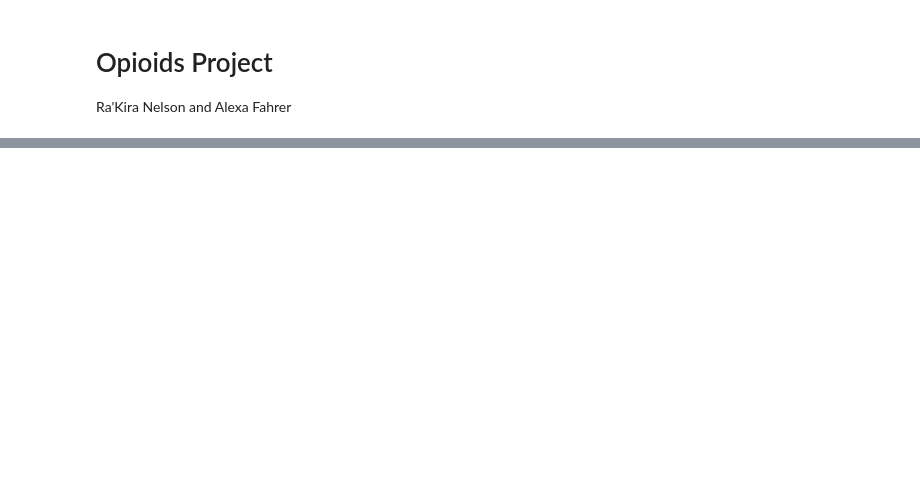
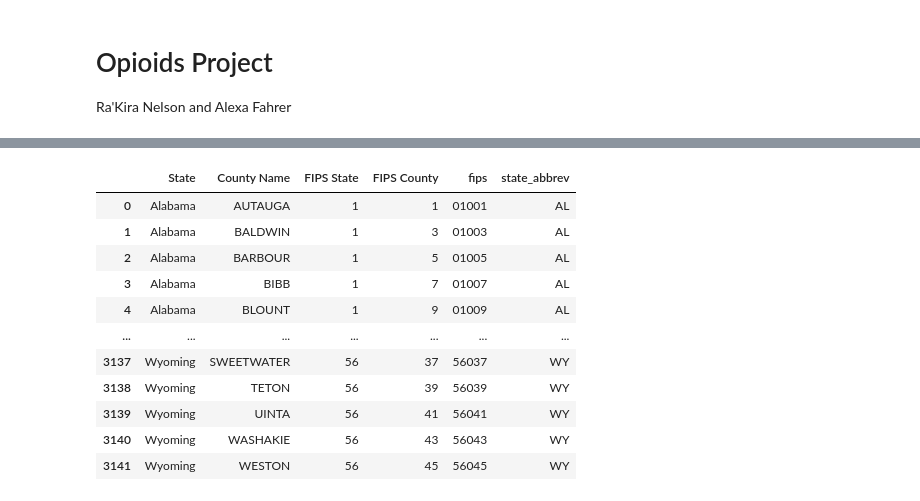
Before and after one commit to rakiranelson/IDS590-Opioids-Final-Project, a Jupyter notebook: opioid_project.ipynb, the cells around one changed output, grey strips where cells are left out. Saved outputs shown, nothing was run; the diff lists cells and outputs as text; code cells hidden in the pictures; blank space fills up the shorter version.

```diff
--- a/opioid_project.ipynb
+++ b/opioid_project.ipynb
@@ -193,0 +110,86 @@ deaths_2003
+# %%
+fips = pd.read_excel("US_FIPS_Codes.xls", skiprows=1)
+# %%
+fips["fips"] = fips["FIPS State"].astype(str).str.zfill(2) + fips["FIPS County"].astype(
+    str
+).str.zfill(3)
+
+us_state_abbrev = {
+    "Alabama": "AL",
+    "Alaska": "AK",
+    "Arizona": "AZ",
+    "Arkansas": "AR",
+    "California": "CA",
+    "Colorado": "CO",
+    "Connecticut": "CT",
+    "District of Columbia": "DC",
+    "Delaware": "DE",
+    "Florida": "FL",
+    "Georgia": "GA",
+    "Hawaii": "HI",
+    "Idaho": "ID",
+    "Illinois": "IL",
+    "Indiana": "IN",
+    "Iowa": "IA",
+    "Kansas": "KS",
+    "Kentucky": "KY",
+    "Louisiana": "LA",
+    "Maine": "ME",
+    "Maryland": "MD",
+    "Massachusetts": "MA",
+    "Michigan": "MI",
+    "Minnesota": "MN",
+    "Mississippi": "MS",
+    "Missouri": "MO",
+    "Montana": "MT",
+    "Nebraska": "NE",
+    "Nevada": "NV",
+    "New Hampshire": "NH",
+    "New Jersey": "NJ",
+    "New Mexico": "NM",
+    "New York": "NY",
+    "North Carolina": "NC",
+    "North Dakota": "ND",
+    "Ohio": "OH",
+    "Oklahoma": "OK",
+    "Oregon": "OR",
+    "Pennsylvania": "PA",
+    "Rhode Island": "RI",
+    "South Carolina": "SC",
+    "South Dakota": "SD",
+    "Tennessee": "TN",
+    "Texas": "TX",
+    "Utah": "UT",
+    "Vermont": "VT",
+    "Virginia": "VA",
+    "Washington": "WA",
+    "West Virginia": "WV",
+    "Wisconsin": "WI",
+    "Wyoming": "WY",
+}
+
+fips["state_abbrev"] = fips["State"].map(us_state_abbrev)
+fips["County Name"] = fips["County Name"].str.upper().str.strip()
+fips["state_abbrev"] = fips["state_abbrev"].str.upper().str.strip()
+
+fips["County Name"] = (
+    fips["County Name"]
+    .str.upper()
+    .str.strip()
+    .str.replace(r"^ST[.\s]+", "SAINT ", regex=True)
+)
+
+fips
+# %% [output]
+|  | State | County Name | FIPS State | FIPS County | fips | state_abbrev |
+| 0 | Alabama | AUTAUGA | 1 | 1 | 01001 | AL |
+| 1 | Alabama | BALDWIN | 1 | 3 | 01003 | AL |
+| 2 | Alabama | BARBOUR | 1 | 5 | 01005 | AL |
+| 3 | Alabama | BIBB | 1 | 7 | 01007 | AL |
+| 4 | Alabama | BLOUNT | 1 | 9 | 01009 | AL |
+| ... | ... | ... | ... | ... | ... | ... |
+| 3137 | Wyoming | SWEETWATER | 56 | 37 | 56037 | WY |
+| 3138 | Wyoming | TETON | 56 | 39 | 56039 | WY |
+| 3139 | Wyoming | UINTA | 56 | 41 | 56041 | WY |
+| 3140 | Wyoming | WASHAKIE | 56 | 43 | 56043 | WY |
+| 3141 | Wyoming | WESTON | 56 | 45 | 56045 | WY |
```
Also changed, not shown: parts of 31 cells of this notebook, 3 other files.
